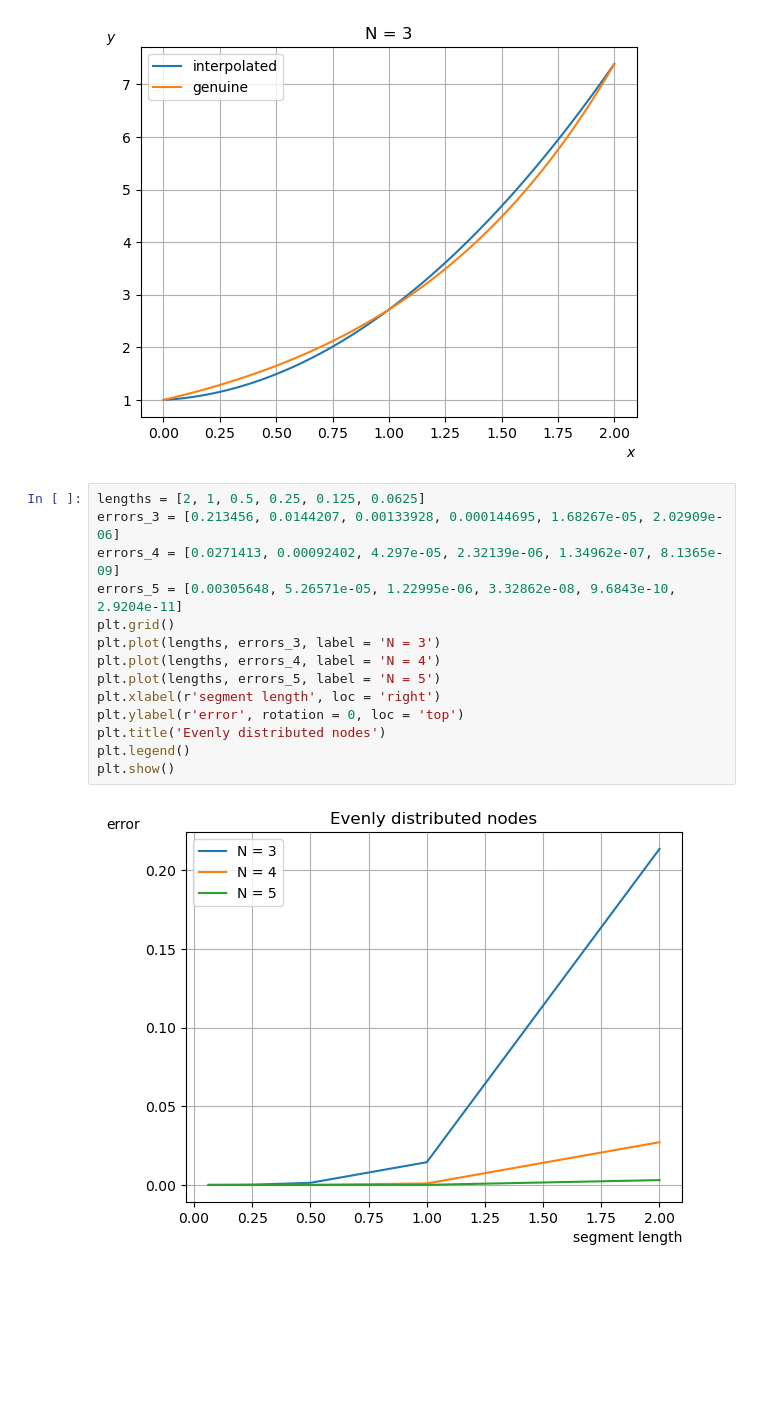
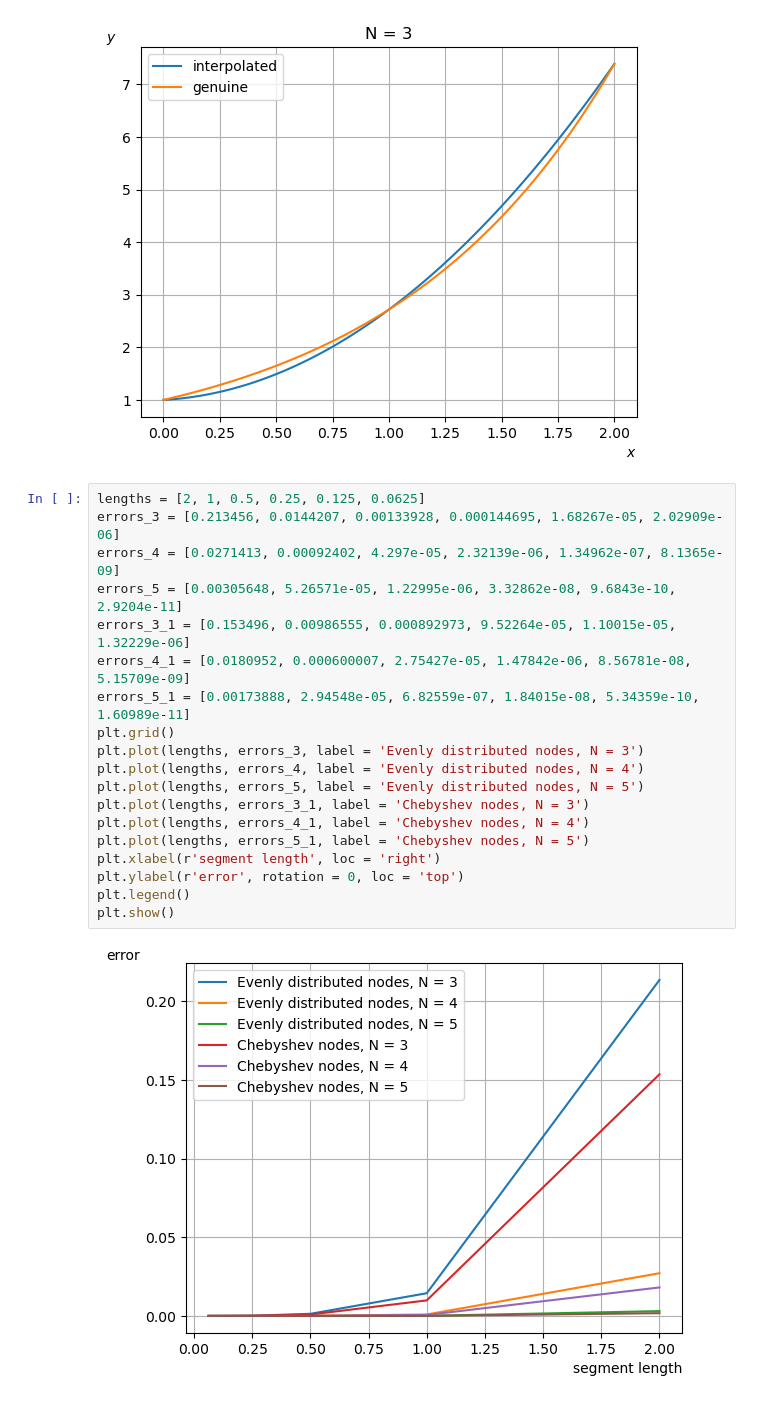
Before and after one commit to ElinaMukhamedova/Elina_5sem, a Jupyter notebook: Computational Mathematics/Interpolation/graphs.ipynb, the cells around one changed output. Drawn from its saved outputs; the diff is of its cells as text; blank space fills up the shorter version.

Commit message:
Chebyshev nodes

```diff
--- a/Computational Mathematics/Interpolation/graphs.ipynb
+++ b/Computational Mathematics/Interpolation/graphs.ipynb
@@ -20,16 +20,21 @@ plt.show()
 # %%
 lengths = [2, 1, 0.5, 0.25, 0.125, 0.0625]
 errors_3 = [0.213456, 0.0144207, 0.00133928, 0.000144695, 1.68267e-05, 2.02909e-06]
 errors_4 = [0.0271413, 0.00092402, 4.297e-05, 2.32139e-06, 1.34962e-07, 8.1365e-09]
 errors_5 = [0.00305648, 5.26571e-05, 1.22995e-06, 3.32862e-08, 9.6843e-10, 2.9204e-11]
+errors_3_1 = [0.153496, 0.00986555, 0.000892973, 9.52264e-05, 1.10015e-05, 1.32229e-06]
+errors_4_1 = [0.0180952, 0.000600007, 2.75427e-05, 1.47842e-06, 8.56781e-08, 5.15709e-09]
+errors_5_1 = [0.00173888, 2.94548e-05, 6.82559e-07, 1.84015e-08, 5.34359e-10, 1.60989e-11]
 plt.grid()
-plt.plot(lengths, errors_3, label = 'N = 3')
-plt.plot(lengths, errors_4, label = 'N = 4')
-plt.plot(lengths, errors_5, label = 'N = 5')
+plt.plot(lengths, errors_3, label = 'Evenly distributed nodes, N = 3')
+plt.plot(lengths, errors_4, label = 'Evenly distributed nodes, N = 4')
+plt.plot(lengths, errors_5, label = 'Evenly distributed nodes, N = 5')
+plt.plot(lengths, errors_3_1, label = 'Chebyshev nodes, N = 3')
+plt.plot(lengths, errors_4_1, label = 'Chebyshev nodes, N = 4')
+plt.plot(lengths, errors_5_1, label = 'Chebyshev nodes, N = 5')
 plt.xlabel(r'segment length', loc = 'right')
 plt.ylabel(r'error', rotation = 0, loc = 'top')
-plt.title('Evenly distributed nodes')
 plt.legend()
 plt.show()
 # %% [output]
-[figure, old version]
+[figure, new version]
```
Also changed, not shown: 3 other files.
